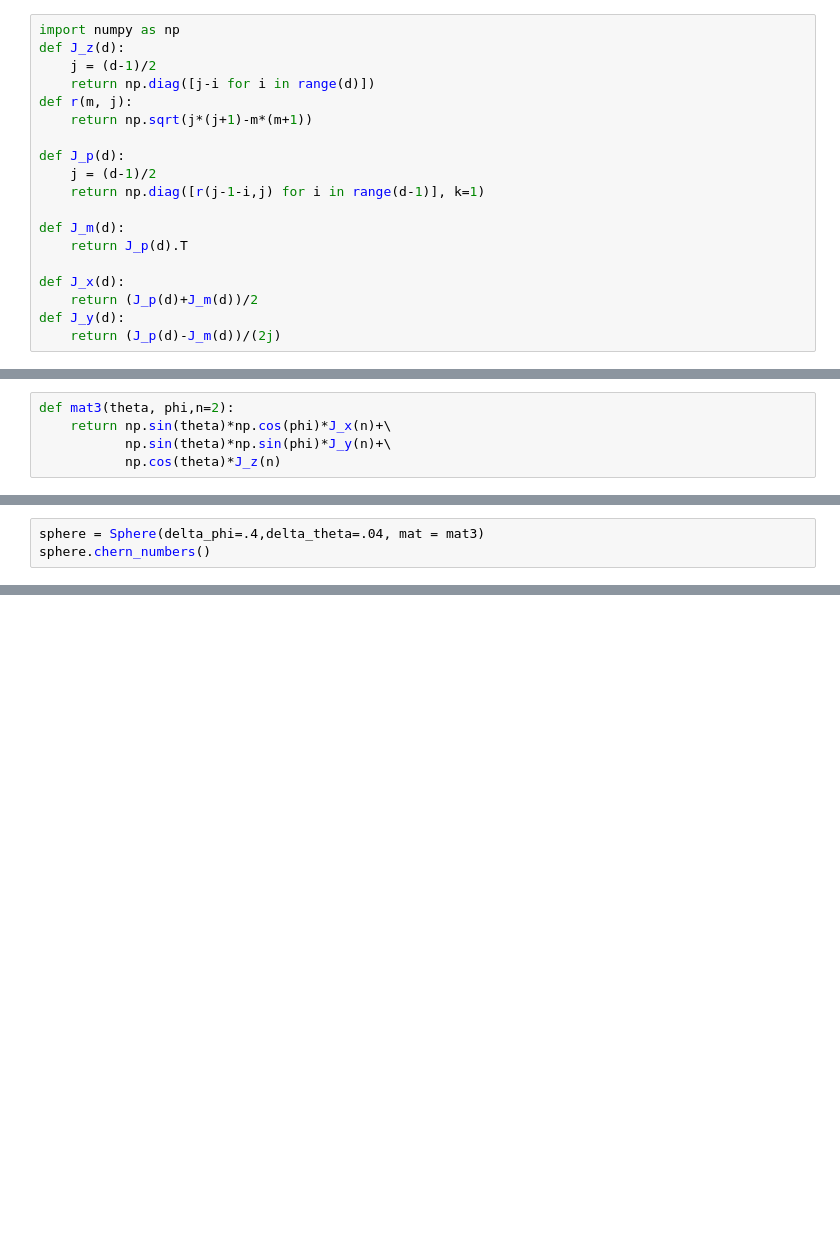
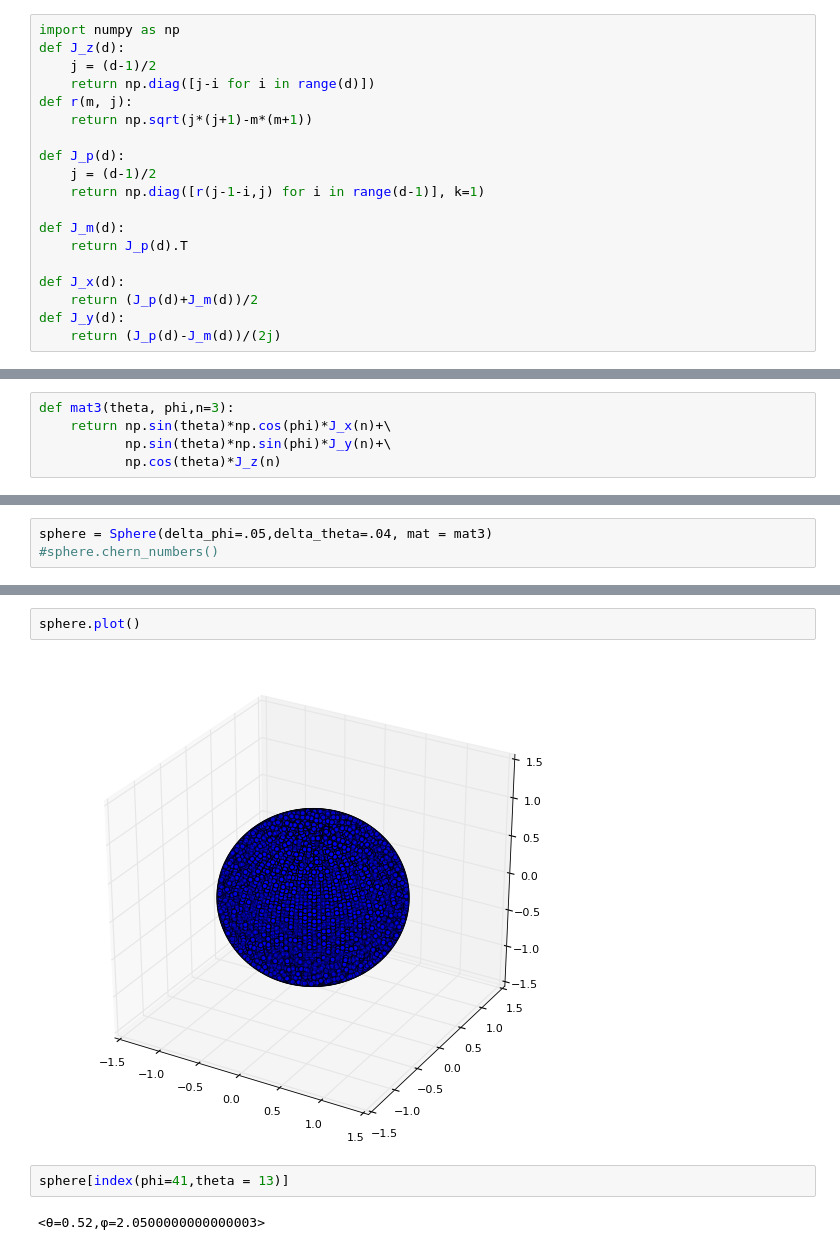
Before and after one commit to tomirendo/chern_numbers, a Jupyter notebook: Chern Class.ipynb, the cells around one changed output, grey strips where cells are left out. Cells and saved outputs as stored; diff of their text form; blank space fills up the shorter version.

```diff
--- a/Chern Class.ipynb
+++ b/Chern Class.ipynb
@@ -22,5 +48,5 @@ def J_y(d):
 # %%
-def mat3(theta, phi,n=2):
+def mat3(theta, phi,n=3):
     return np.sin(theta)*np.cos(phi)*J_x(n)+\
            np.sin(theta)*np.sin(phi)*J_y(n)+\
            np.cos(theta)*J_z(n)
@@ -33,3 +65,3 @@ def mat2(theta, phi):
 # %%
-sphere = Sphere(delta_phi=.4,delta_theta=.04, mat = mat3)
-sphere.chern_numbers()
+sphere = Sphere(delta_phi=.05,delta_theta=.04, mat = mat3)
+#sphere.chern_numbers()
@@ -37,0 +76,8 @@ sphere.chern_numbers()
+# %%
+sphere.plot()
+# %% [output]
+[figure, added]
+# %%
+sphere[index(phi=41,theta = 13)]
+# %% [output]
+<θ=0.52,φ=2.0500000000000003>
```
Also changed, not shown: parts of 14 cells of this notebook, 2 other files.
